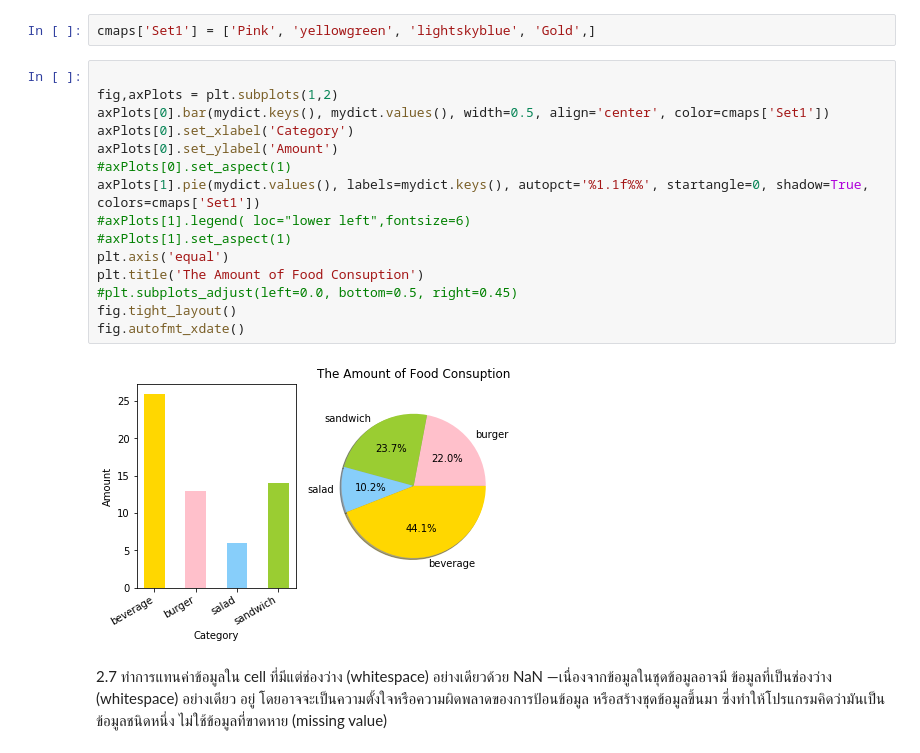
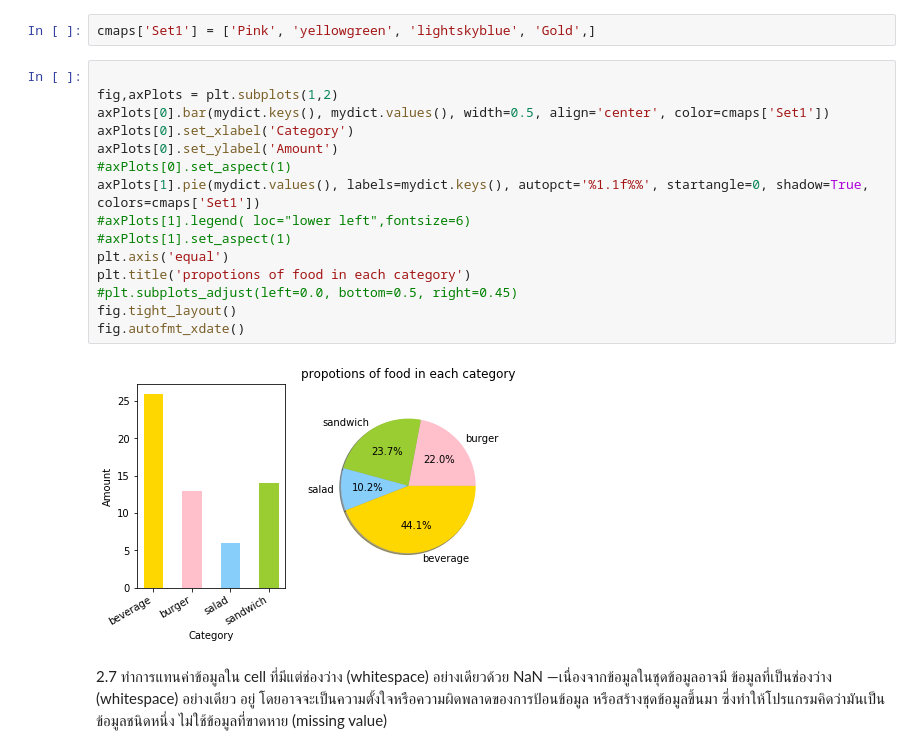
Before and after one commit to supanat/IT525, a Jupyter notebook: Projects/it525_2_2017_hw01/it525-hw01-60119130181.ipynb, the cells around one changed output. Drawn from its saved outputs; the diff is of its cells as text.

```diff
--- a/Projects/it525_2_2017_hw01/it525-hw01-60119130181.ipynb
+++ b/Projects/it525_2_2017_hw01/it525-hw01-60119130181.ipynb
@@ -98,20 +98,20 @@ cmaps['Set1'] = ['Pink', 'yellowgreen', 'lightskyblue', 'Gold',]
 # %%
 
 fig,axPlots = plt.subplots(1,2)
 axPlots[0].bar(mydict.keys(), mydict.values(), width=0.5, align='center', color=cmaps['Set1'])
 axPlots[0].set_xlabel('Category')
 axPlots[0].set_ylabel('Amount')
 #axPlots[0].set_aspect(1)
 axPlots[1].pie(mydict.values(), labels=mydict.keys(), autopct='%1.1f%%', startangle=0, shadow=True, colors=cmaps['Set1'])
 #axPlots[1].legend( loc="lower left",fontsize=6)
 #axPlots[1].set_aspect(1)
 plt.axis('equal')
-plt.title('The Amount of Food Consuption')
+plt.title('propotions of food in each category')
 #plt.subplots_adjust(left=0.0, bottom=0.5, right=0.45)
 fig.tight_layout()
 fig.autofmt_xdate()
 # %% [output]
-[figure, old version]
+[figure, new version]
 # %% [markdown]
 2.7 ทําการแทนค่าข้อมูลใน cell ที่มีแต่ช่องว่าง (whitespace) อย่างเดียวด้วย NaN —เนื่องจากข้อมูลในชุดข้อมูลอาจมี ข้อมูลที่เป็นช่องว่าง (whitespace) อย่างเดียว อยู่ โดยอาจจะเป็นความตั้งใจหรือความผิดพลาดของการป้อนข้อมูล หรือสร้างชุดข้อมูลขึ้นมา ซึ่งทําให้โปรแกรมคิดว่ามันเป็นข้อมูลชนิดหนึ่ง ไม่ใช้ข้อมูลที่ขาดหาย (missing value)
 # %%
```
Also changed, not shown: parts of 17 cells of this notebook.
